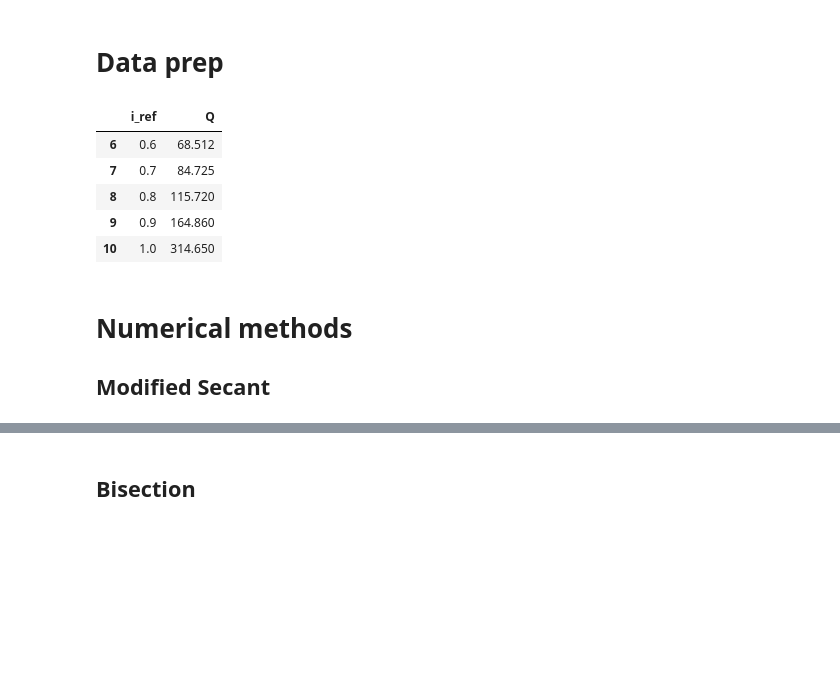
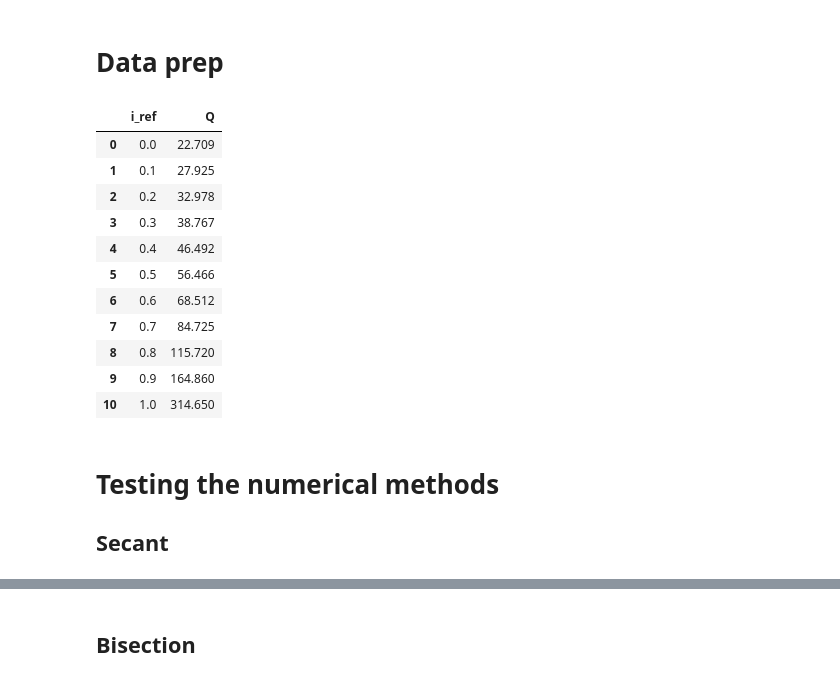
Before and after one commit to pesadaum/tcc, a Jupyter notebook: prototype/main.ipynb, the cells around one changed output, grey strips where cells are left out. Drawn from its saved outputs; the diff is of its cells as text; code cells hidden in the pictures; blank space fills up the shorter version.

```diff
--- a/prototype/main.ipynb
+++ b/prototype/main.ipynb
@@ -25,17 +24,25 @@ from q_factor import get_q_df
 # %%
 q_values = get_q_df('./data/QVALUES.txt')
 
-q_values.tail()
+q_values['Q'] = q_values['Q'] * 1
+
+q_values
 # %% [output]
 |  | i_ref | Q |
+| 0 | 0.0 | 22.709 |
+| 1 | 0.1 | 27.925 |
+| 2 | 0.2 | 32.978 |
+| 3 | 0.3 | 38.767 |
+| 4 | 0.4 | 46.492 |
+| 5 | 0.5 | 56.466 |
 | 6 | 0.6 | 68.512 |
 | 7 | 0.7 | 84.725 |
 | 8 | 0.8 | 115.720 |
 | 9 | 0.9 | 164.860 |
 | 10 | 1.0 | 314.650 |
 # %% [markdown]
-# Numerical methods
+# Testing the numerical methods
 
-## Modified Secant
+## Secant
 # %%
 from q_factor import q_func_polynomial
```
Also changed, not shown: parts of 24 cells of this notebook, 2 other files.
